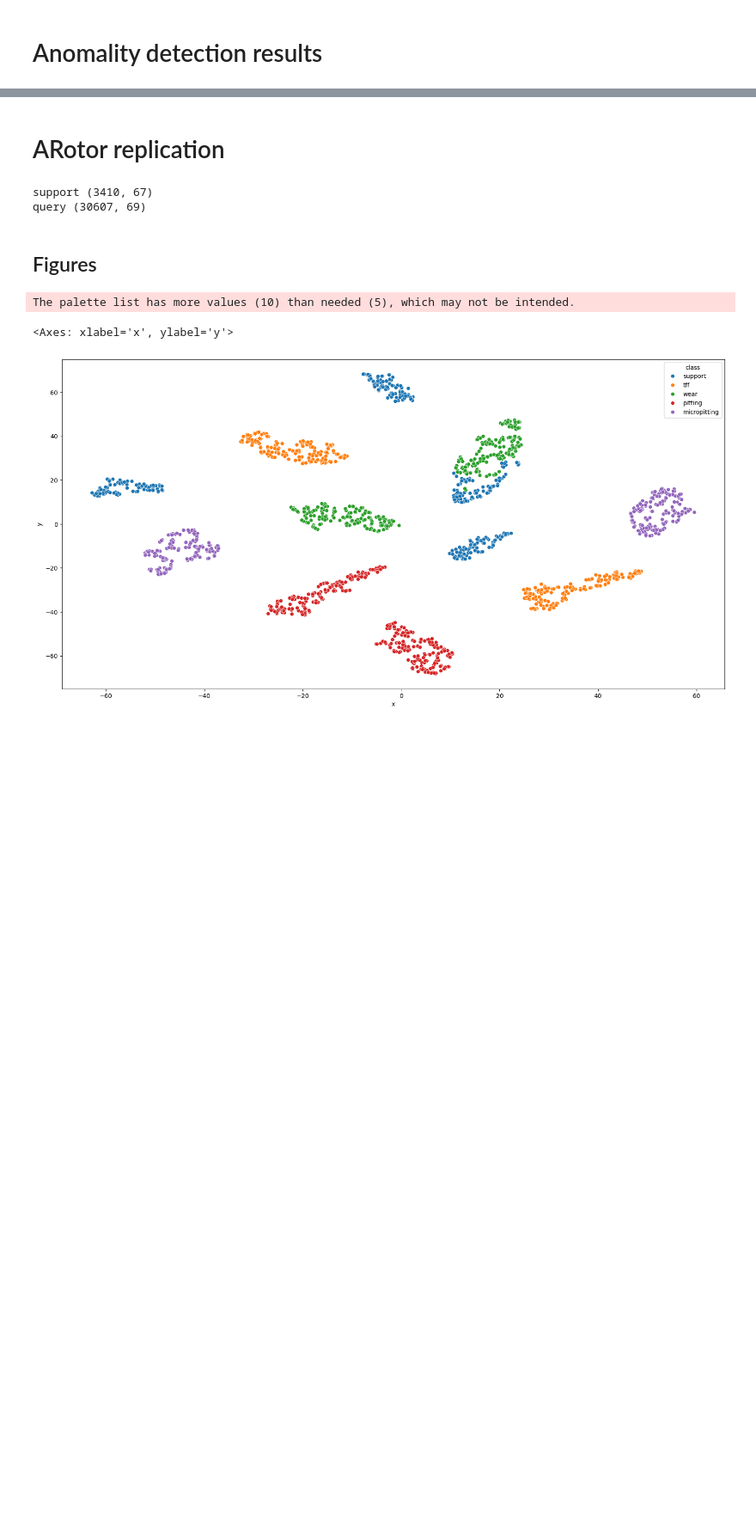
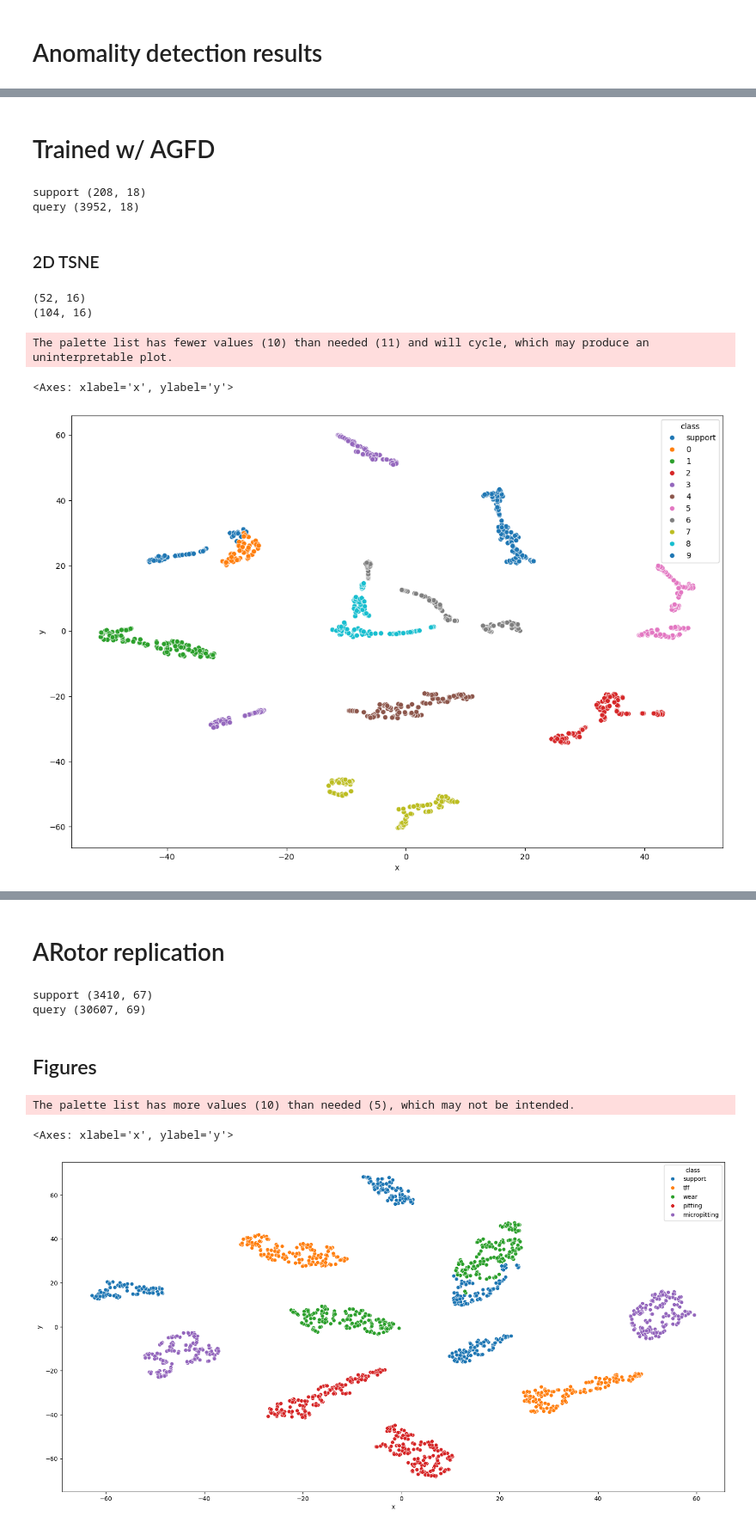
Before and after one commit to 4llu/rapid-deployment, a Jupyter notebook: reports/processed/anomality_detection_results.ipynb, the cells around one changed output, grey strips where cells are left out. Shown at 86% size. Cells and saved outputs as stored; diff of their text form; code cells hidden in the pictures; blank space fills up the shorter version.

```diff
--- a/reports/processed/anomality_detection_results.ipynb
+++ b/reports/processed/anomality_detection_results.ipynb
@@ -12,0 +241,79 @@ from sklearn.manifold import TSNE
+# %% [markdown]
+# Trained w/ AGFD
+# %%
+data_folder = os.path.join(
+    os.path.abspath(""), os.pardir, os.pardir, "reports", "RAW", "embedding_databases"
+)
+
+support_data = pd.read_feather(
+    os.path.join(
+        data_folder,
+        "anomality_detection_arotor_12-12_17-38-52",
+        "support_0.feather",
+    )
+)
+query_data = pd.read_feather(
+    os.path.join(
+        data_folder,
+        "anomality_detection_arotor_12-12_17-38-52",
+        "query_0.feather",
+    )
+)
+
+print("support", support_data.shape)
+print("query", query_data.shape)
+# %% [output]
+support (208, 18)
+query (3952, 18)
+# %%
+rpm = 1500
+
+# SUPPORT #
+
+support_group = support_data[(support_data["rpm"] == rpm)].drop(
+    ["rpm", "class"], axis=1
+)
+support_group = support_group.to_numpy()
+
+# QUERY #
+
+query_groups = {}
+
+for i in range(10):
+    query_group = query_data[
+        (query_data["rpm"] == rpm) & (query_data["class"] == i)
+    ].drop(["rpm", "class"], axis=1)
+    query_groups[i] = query_group.to_numpy()
+# %% [markdown]
+### 2D TSNE
+# %%
+print(support_group.shape)
+print(query_group.shape)
+
+tsne_embeddings = TSNE(
+    n_components=2, learning_rate="auto", init="random", perplexity=20
+).fit_transform(np.concatenate([support_group, *[query_groups[i] for i in range(10)]]))
+tsne_embeddings = pd.DataFrame(tsne_embeddings, columns=["x", "y"])
+tsne_embeddings["class"] = np.concatenate(
+    [len(support_group) * ["support"], *[len(query_groups[i]) * [i] for i in range(10)]]
+)
+
+plt.figure(figsize=(15, 10))
+palette = sns.color_palette()
+
+sns.scatterplot(
+    tsne_embeddings,
+    x="x",
+    y="y",
+    s=40,
+    hue="class",
+    palette=palette,
+    alpha=1.0,
+    legend=True,
+)
+# %% [output]
+(52, 16)
+(104, 16)
+The palette list has fewer values (10) than needed (11) and will cycle, which may produce an uninterpretable plot.
+<Axes: xlabel='x', ylabel='y'>
+[figure, added]
```
Also changed, not shown: parts of 33 cells of this notebook, 6 other files.
